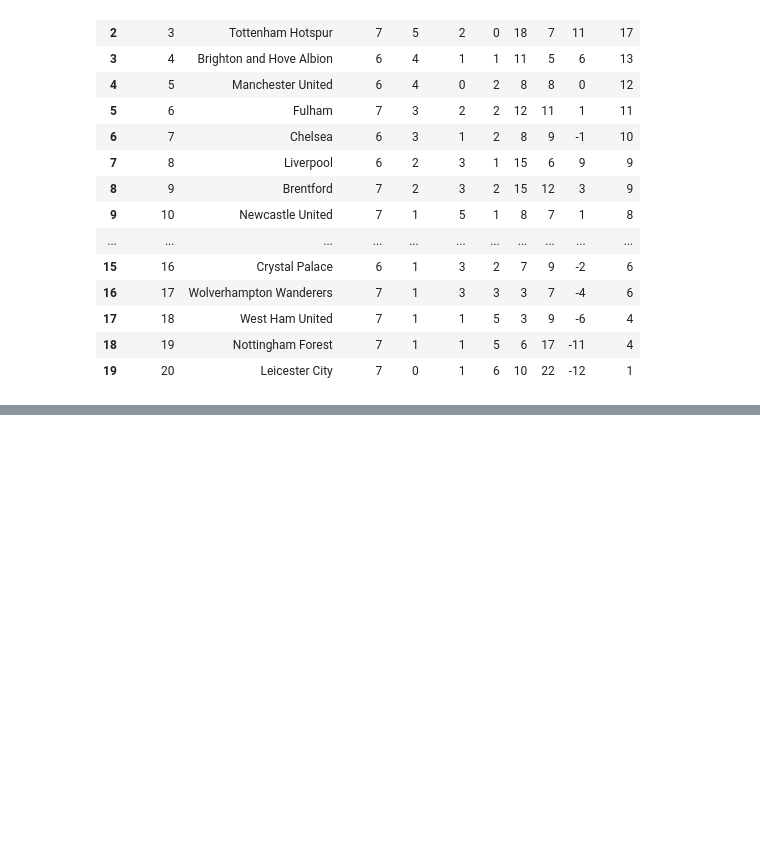
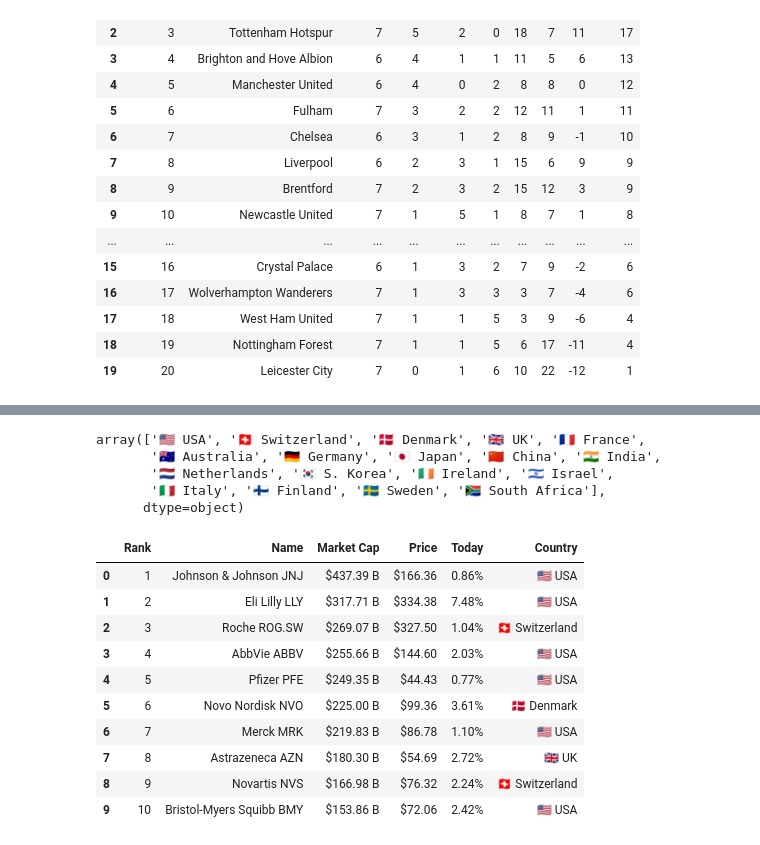
Before and after one commit to Delonix7/Data_Science_Essentials, a Jupyter notebook: Web_Scraping_with_Python.ipynb, the cells around one changed output, grey strips where cells are left out. Saved outputs shown, nothing was run; the diff lists cells and outputs as text; code cells hidden in the pictures; blank space fills up the shorter version.

```diff
--- a/Web_Scraping_with_Python.ipynb
+++ b/Web_Scraping_with_Python.ipynb
@@ -366,0 +375,30 @@ epl_tables(url, 489)
+# %%
+table = pharma_soup.find_all('table', attrs = {'class': 'default-table table marketcap-table dataTable'})
+# %%
+df_pharma = pd.read_html(str(table))
+# %%
+pharma_table = pd.DataFrame(df_pharma[0])
+# %%
+pharma_table.drop(columns = 'Price (30 days)', inplace= True)
+# %%
+pharma_table['Country'].unique()
+# %% [output]
+array(['🇺🇸 USA', '🇨🇭 Switzerland', '🇩🇰 Denmark', '🇬🇧 UK', '🇫🇷 France',
+       '🇦🇺 Australia', '🇩🇪 Germany', '🇯🇵 Japan', '🇨🇳 China', '🇮🇳 India',
+       '🇳🇱 Netherlands', '🇰🇷 S. Korea', '🇮🇪 Ireland', '🇮🇱 Israel',
+       '🇮🇹 Italy', '🇫🇮 Finland', '🇸🇪 Sweden', '🇿🇦 South Africa'],
+      dtype=object)
+# %%
+pharma_table.head(10)
+# %% [output]
+|  | Rank | Name | Market Cap | Price | Today | Country |
+| 0 | 1 | Johnson & Johnson JNJ | $437.39 B | $166.36 | 0.86% | 🇺🇸 USA |
+| 1 | 2 | Eli Lilly LLY | $317.71 B | $334.38 | 7.48% | 🇺🇸 USA |
+| 2 | 3 | Roche ROG.SW | $269.07 B | $327.50 | 1.04% | 🇨🇭 Switzerland |
+| 3 | 4 | AbbVie ABBV | $255.66 B | $144.60 | 2.03% | 🇺🇸 USA |
+| 4 | 5 | Pfizer PFE | $249.35 B | $44.43 | 0.77% | 🇺🇸 USA |
+| 5 | 6 | Novo Nordisk NVO | $225.00 B | $99.36 | 3.61% | 🇩🇰 Denmark |
+| 6 | 7 | Merck MRK | $219.83 B | $86.78 | 1.10% | 🇺🇸 USA |
+| 7 | 8 | Astrazeneca AZN | $180.30 B | $54.69 | 2.72% | 🇬🇧 UK |
+| 8 | 9 | Novartis NVS | $166.98 B | $76.32 | 2.24% | 🇨🇭 Switzerland |
+| 9 | 10 | Bristol-Myers Squibb BMY | $153.86 B | $72.06 | 2.42% | 🇺🇸 USA |
```
Also changed, not shown: parts of 3 cells of this notebook.
